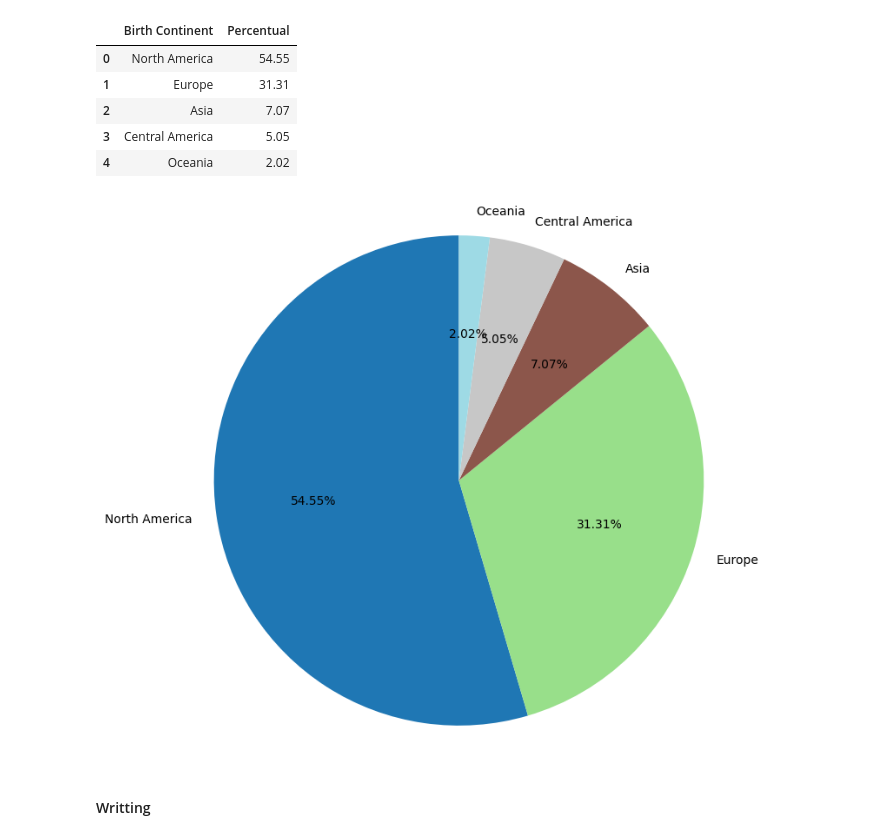
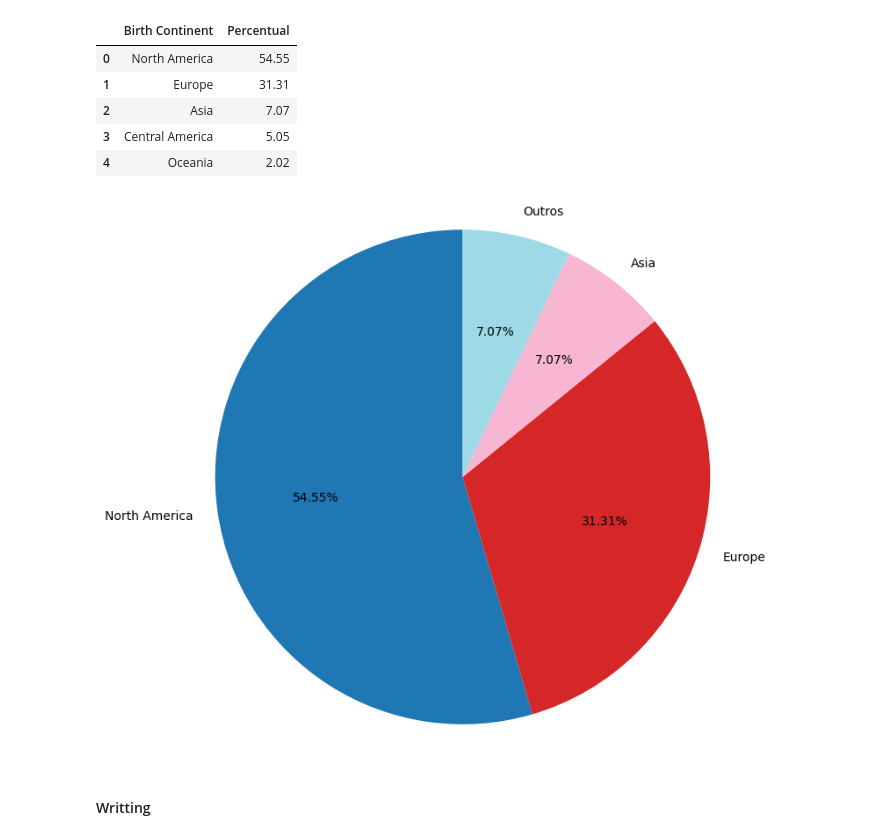
Before and after one commit to edilsonchaves/MVP-Analise-de-Dados-Oscar-Research, a Jupyter notebook: OscarResearch.ipynb, the cells around one changed output. Cells and saved outputs as stored; diff of their text form; code cells hidden in the pictures.

```diff
--- a/OscarResearch.ipynb
+++ b/OscarResearch.ipynb
@@ -2758,9 +2824,9 @@ display(df_directign_continent__winner_percentual)
 | 3 | Central America | 5.05 |
 | 4 | Oceania | 2.02 |
 # %%
-PizzaTopN(df_directign_continent__winner_percentual, 5)
+PizzaTopN(df_directign_continent__winner_percentual, 3)
 # %% [output]
-[figure, old version]
+[figure, new version]
 # %% [markdown]
 #### Writting
 # %% [markdown]
```
Also changed, not shown: parts of 27 cells of this notebook.
